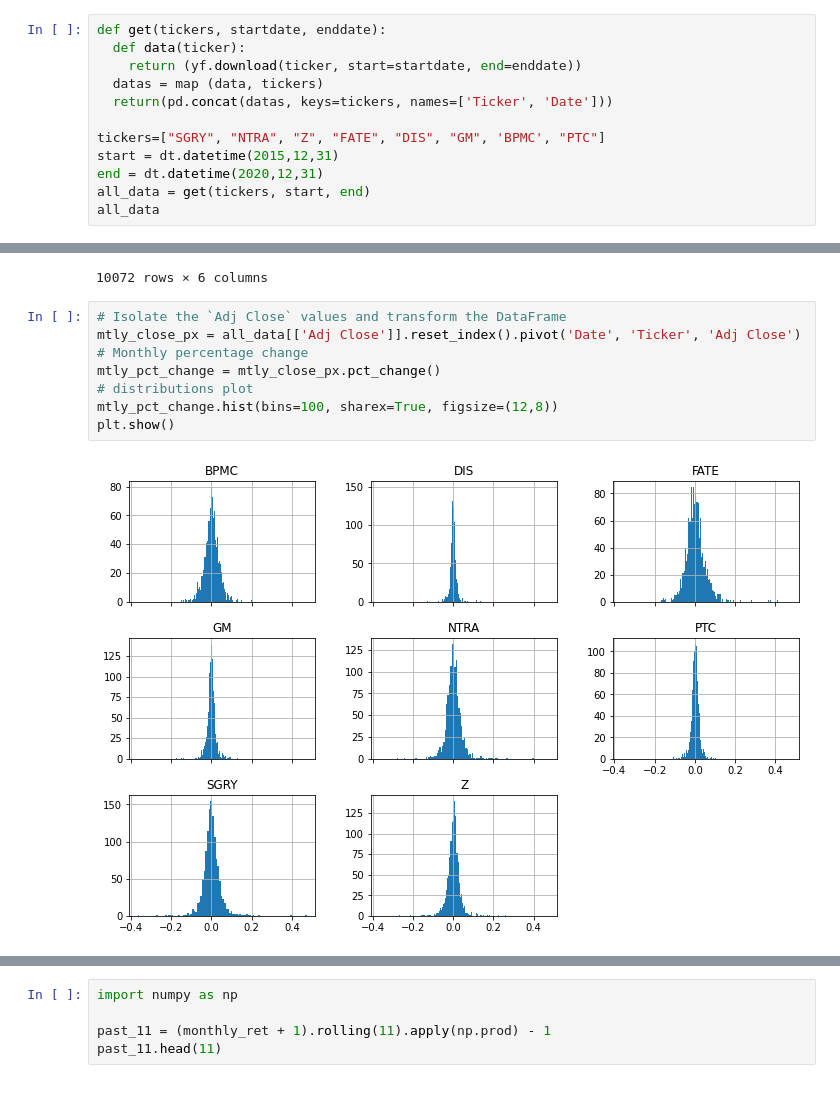
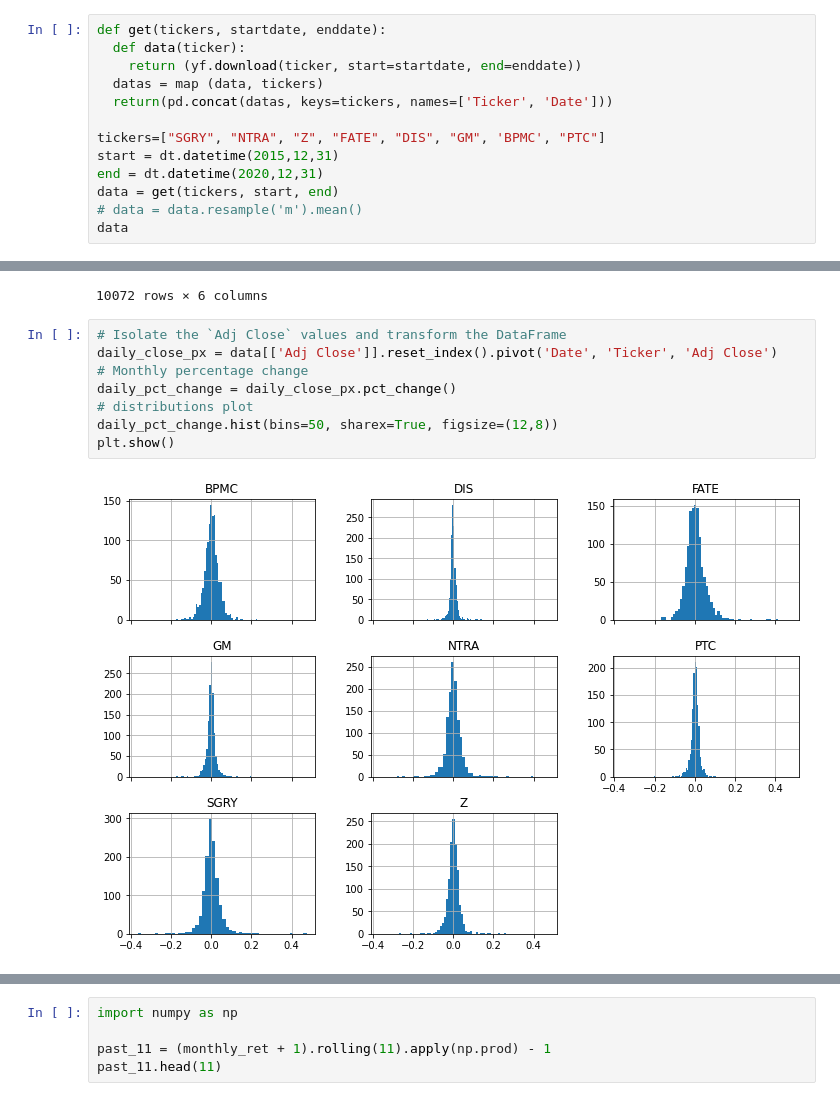
Before and after one commit to saritmaitra/Momentum_Trading, a Jupyter notebook: Monthly_Series_MomentumStrategy.ipynb, the cells around one changed output, grey strips where cells are left out. Saved outputs shown, nothing was run; the diff lists cells and outputs as text.

```diff
--- a/Monthly_Series_MomentumStrategy.ipynb
+++ b/Monthly_Series_MomentumStrategy.ipynb
@@ -21,8 +21,9 @@ def get(tickers, startdate, enddate):
 tickers=["SGRY", "NTRA", "Z", "FATE", "DIS", "GM", 'BPMC', "PTC"]
 start = dt.datetime(2015,12,31)
 end = dt.datetime(2020,12,31)
-all_data = get(tickers, start, end)
-all_data
+data = get(tickers, start, end)
+# data = data.resample('m').mean()
+data
 # %% [output]
 [*********************100%***********************]  1 of 1 completed
 [*********************100%***********************]  1 of 1 completed
@@ -48,11 +49,11 @@ all_data
 10072 rows × 6 columns
 # %%
 # Isolate the `Adj Close` values and transform the DataFrame
-mtly_close_px = all_data[['Adj Close']].reset_index().pivot('Date', 'Ticker', 'Adj Close')
+daily_close_px = data[['Adj Close']].reset_index().pivot('Date', 'Ticker', 'Adj Close')
 # Monthly percentage change
-mtly_pct_change = mtly_close_px.pct_change()
+daily_pct_change = daily_close_px.pct_change()
 # distributions plot
-mtly_pct_change.hist(bins=100, sharex=True, figsize=(12,8))
+daily_pct_change.hist(bins=50, sharex=True, figsize=(12,8))
 plt.show()
 # %% [output]
-[figure, old version]
+[figure, new version]
```
Also changed, not shown: parts of 7 cells of this notebook.
